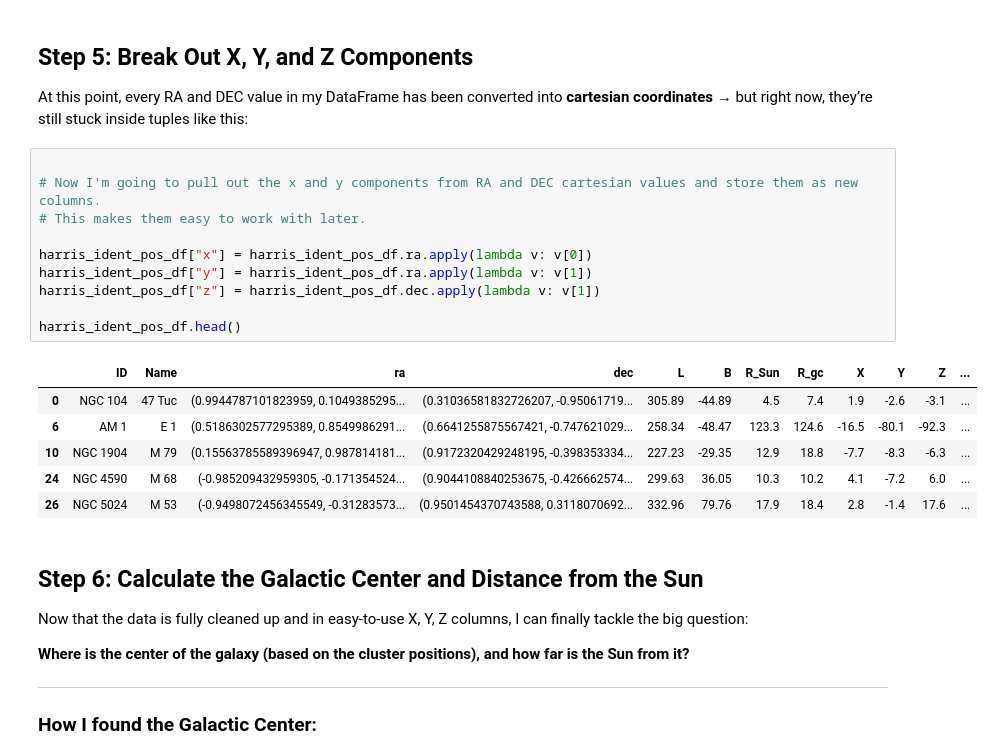
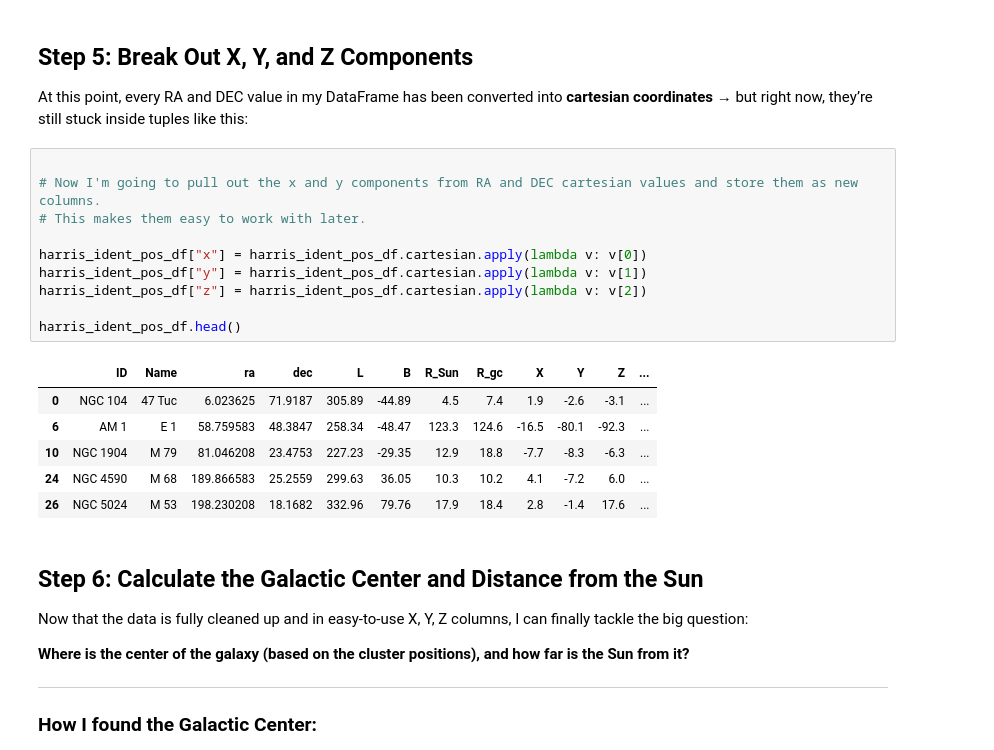
Before and after one commit to SLey3/data275-elegant-project, a Jupyter notebook: Problem_2.ipynb, the cells around one changed output. Cells and saved outputs as stored; diff of their text form.

```diff
--- a/Problem_2.ipynb
+++ b/Problem_2.ipynb
@@ -78,20 +78,20 @@ At this point, every RA and DEC value in my DataFrame has been converted into **
 # %%
 
 # Now I'm going to pull out the x and y components from RA and DEC cartesian values and store them as new columns.
 # This makes them easy to work with later.
 
-harris_ident_pos_df["x"] = harris_ident_pos_df.ra.apply(lambda v: v[0])
-harris_ident_pos_df["y"] = harris_ident_pos_df.ra.apply(lambda v: v[1])
-harris_ident_pos_df["z"] = harris_ident_pos_df.dec.apply(lambda v: v[1])
+harris_ident_pos_df["x"] = harris_ident_pos_df.cartesian.apply(lambda v: v[0])
+harris_ident_pos_df["y"] = harris_ident_pos_df.cartesian.apply(lambda v: v[1])
+harris_ident_pos_df["z"] = harris_ident_pos_df.cartesian.apply(lambda v: v[2])
 
 harris_ident_pos_df.head()
 # %% [output]
 |  | ID | Name | ra | dec | L | B | R_Sun | R_gc | X | Y | Z | ... |
-| 0 | NGC 104 | 47 Tuc | (0.9944787101823959, 0.1049385295... | (0.31036581832726207, -0.95061719... | 305.89 | -44.89 | 4.5 | 7.4 | 1.9 | -2.6 | -3.1 | ... |
-| 6 | AM 1 | E 1 | (0.5186302577295389, 0.8549986291... | (0.6641255875567421, -0.747621029... | 258.34 | -48.47 | 123.3 | 124.6 | -16.5 | -80.1 | -92.3 | ... |
-| 10 | NGC 1904 | M 79 | (0.15563785589396947, 0.987814181... | (0.9172320429248195, -0.398353334... | 227.23 | -29.35 | 12.9 | 18.8 | -7.7 | -8.3 | -6.3 | ... |
-| 24 | NGC 4590 | M 68 | (-0.985209432959305, -0.171354524... | (0.9044108840253675, -0.426662574... | 299.63 | 36.05 | 10.3 | 10.2 | 4.1 | -7.2 | 6.0 | ... |
-| 26 | NGC 5024 | M 53 | (-0.9498072456345549, -0.31283573... | (0.9501454370743588, 0.3118070692... | 332.96 | 79.76 | 17.9 | 18.4 | 2.8 | -1.4 | 17.6 | ... |
+| 0 | NGC 104 | 47 Tuc | 6.023625 | 71.9187 | 305.89 | -44.89 | 4.5 | 7.4 | 1.9 | -2.6 | -3.1 | ... |
+| 6 | AM 1 | E 1 | 58.759583 | 48.3847 | 258.34 | -48.47 | 123.3 | 124.6 | -16.5 | -80.1 | -92.3 | ... |
+| 10 | NGC 1904 | M 79 | 81.046208 | 23.4753 | 227.23 | -29.35 | 12.9 | 18.8 | -7.7 | -8.3 | -6.3 | ... |
+| 24 | NGC 4590 | M 68 | 189.866583 | 25.2559 | 299.63 | 36.05 | 10.3 | 10.2 | 4.1 | -7.2 | 6.0 | ... |
+| 26 | NGC 5024 | M 53 | 198.230208 | 18.1682 | 332.96 | 79.76 | 17.9 | 18.4 | 2.8 | -1.4 | 17.6 | ... |
 # %% [markdown]
 ## Step 6: Calculate the Galactic Center and Distance from the Sun
 
```
Also changed, not shown: parts of 5 cells of this notebook, 2 other files.
